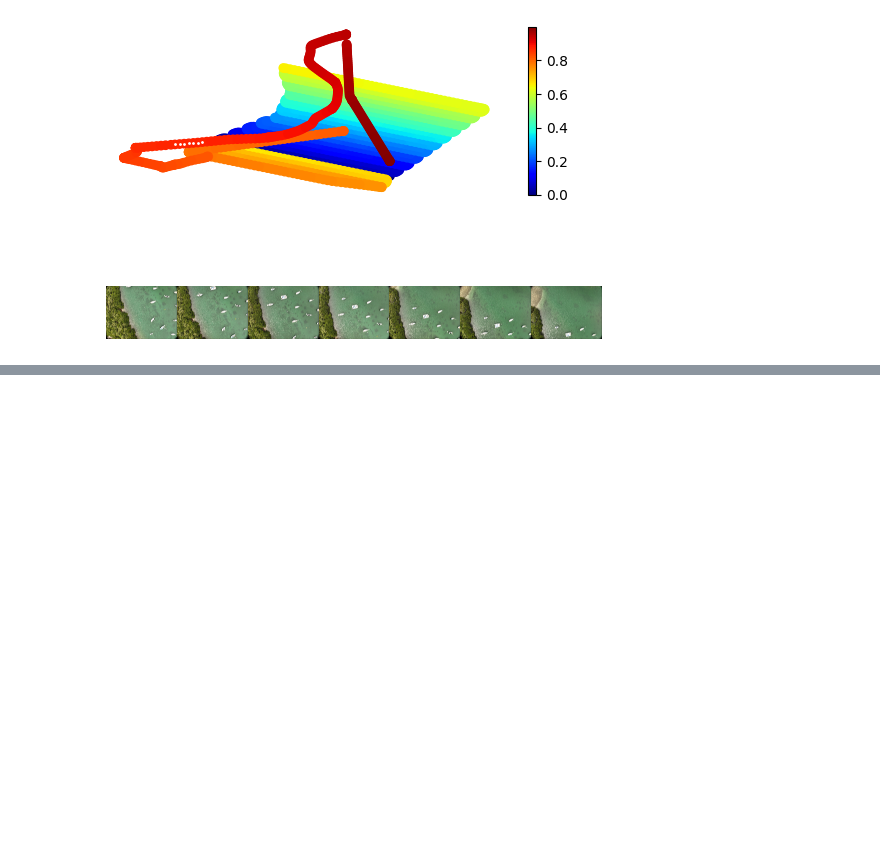
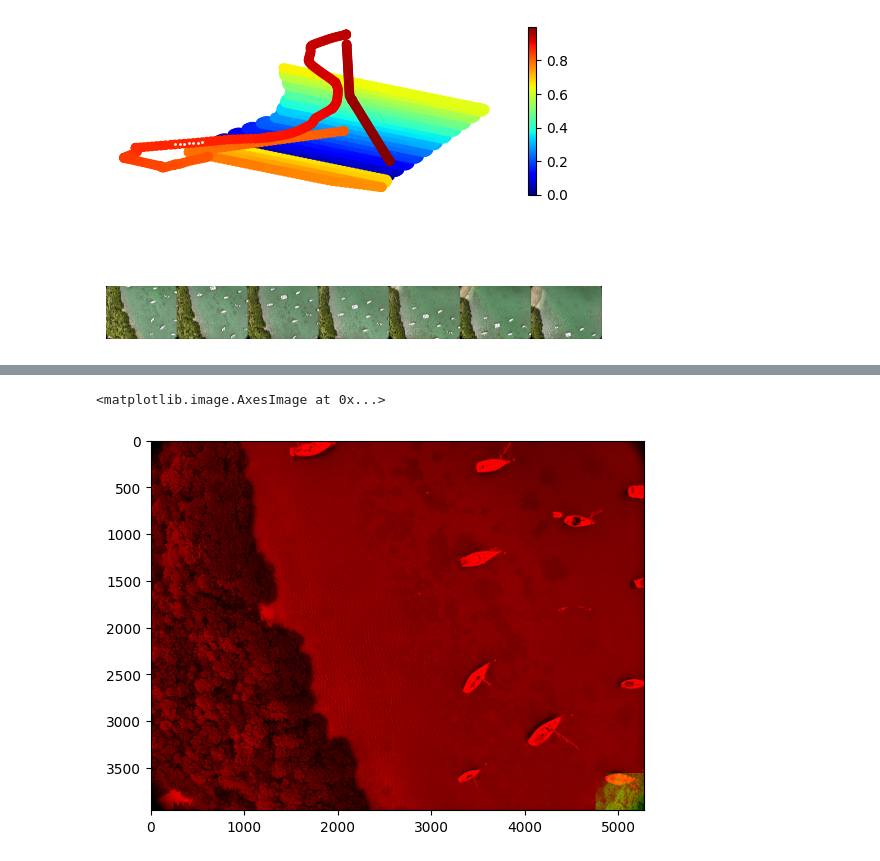
Before and after one commit to Npikielny/SeaScan, a Jupyter notebook: Stitching_Testing.ipynb, the cells around one changed output, grey strips where cells are left out. Cells and saved outputs as stored; diff of their text form; code cells hidden in the pictures; blank space fills up the shorter version.

```diff
--- a/Stitching_Testing.ipynb
+++ b/Stitching_Testing.ipynb
@@ -51,14 +51,9 @@ axs[1].axis('off')
 (np.float64(-0.5), np.float64(36959.5), np.float64(3955.5), np.float64(-0.5))
 [figure]
 # %%
-import floats
+# Find potential floats
 
-float_results = [floats.find_floats(im, logs=True) for im in tqdm(images)]
-# descriptors, matches = floats.match_images(targets, res, matching_query=queries, DESC_SIZE=100)
-safe_transforms = floats.get_good_transforms(targets, float_results, min_correspondances=3, desc_size=100)
+import features
 
-
-# queries = []
-# for i in range(len(targets) - 1):
-#     queries.append((i, i + 1))
+float_results = [features.find_floats(im, logs=True) for im in tqdm(imgs)]
 # %% [output]
@@ -199,3 +77,14 @@ NameError: name 'Help' is not defined
-# %%
-
-translations = np.array([t for _, t in safe_transforms])
+# %%
+import registration
+# Correct for rotation
+circles = [i['circles'][0] for i in float_results]
+coordinate_frames = [registration.get_image_transform(gps.get_gimbal_yaw(t), imgs[0].shape) for t in targets]
+# circles = [registration.image_to_world(c[:, :2], *coord) for c, coord in zip(circles, coordinate_frames)]
+# %%
+# Match Floats
+safe_transforms = registration.get_good_transforms(targets, circles, min_correspondances=3, desc_size=100)
+
+# Get a conversion from GPS coordinates to image coordinates
+target_coords = np.array([gps.get_coords(str(t)) for t in tqdm(targets)])
+
+M = registration.map_coords_to_image(targets, safe_transforms, gps.to_arc_seconds(target_coords))
@@ -272,6 +169,19 @@ plt.imshow(
     (warped + im2) / (255 * 2)
 )
 # plt.imshow(warped / 255)
+# %%
+q = 0
+im1 = np.mean(np.asarray(Image.open(targets[0])), axis=-1) / 255
+t = (np.array(im1.shape[::-1]) * 0.9) @ np.linalg.inv(M) @ M
+warped = cv2.warpAffine(im1, np.array([[1, 0, t[0]], [0, 1, t[1]]]), im1.shape[:2][::-1]).astype(np.float32)
+
+plt.imshow(
+    np.dstack([im1, warped, np.zeros_like(im1)])
+)
+# plt.imshow(warped / 255)
+# %% [output]
+<matplotlib.image.AxesImage at 0x...>
+[figure, added]
 # %%
 t
 # %%
```
Also changed, not shown: parts of 30 cells of this notebook, 4 other files.
